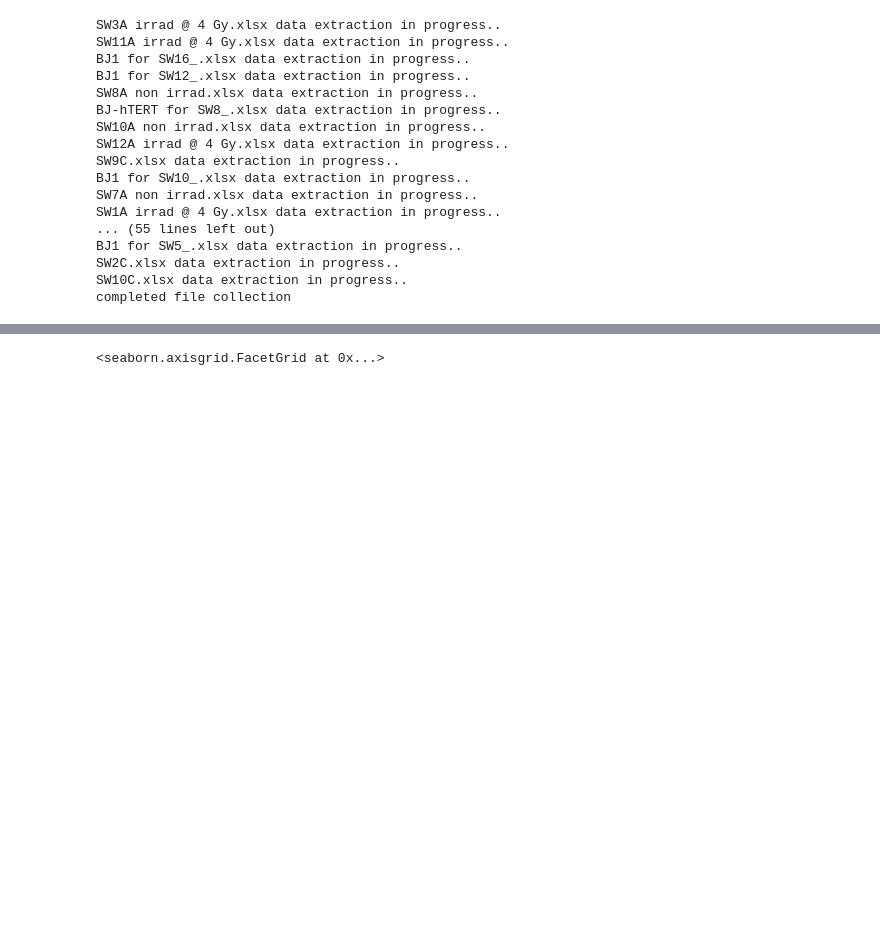
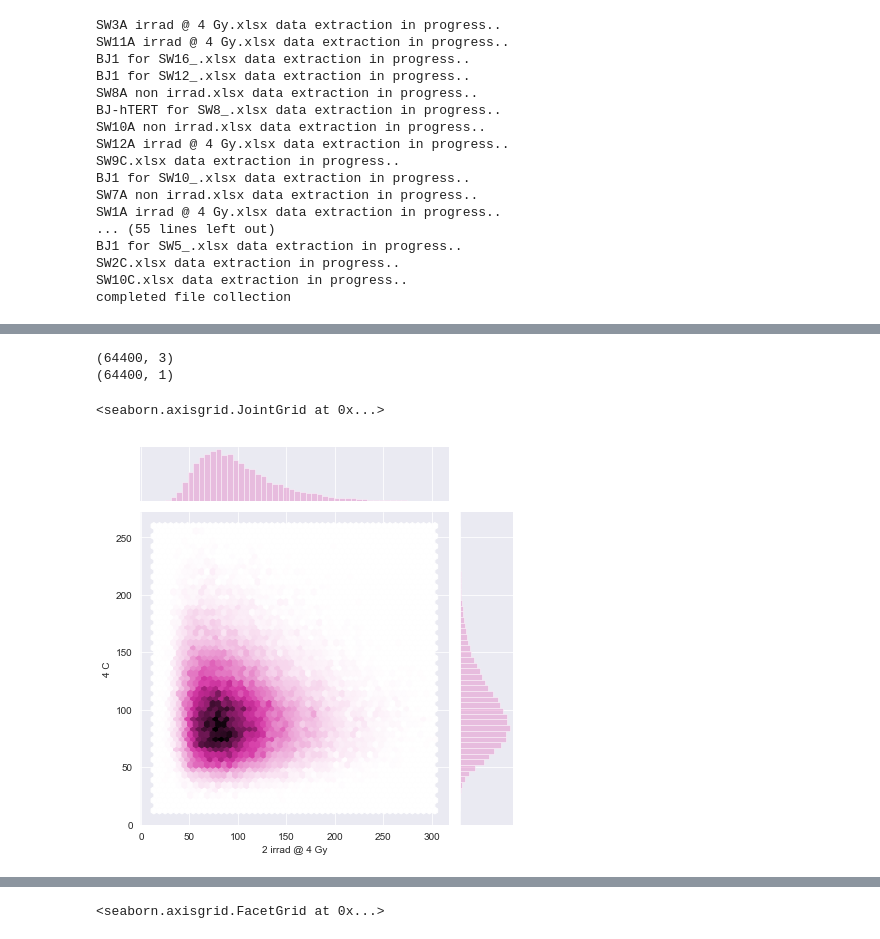
Before and after one commit to Jared-Luxton/radiation-therapy-machine-learning, a Jupyter notebook: RADIATION-SENSITIVITY-telos-chromosomes.ipynb, the cells around one changed output, grey strips where cells are left out. Saved outputs shown, nothing was run; the diff lists cells and outputs as text; code cells hidden in the pictures; blank space fills up the shorter version.

```diff
--- a/RADIATION-SENSITIVITY-telos-chromosomes.ipynb
+++ b/RADIATION-SENSITIVITY-telos-chromosomes.ipynb
@@ -355,0 +235,23 @@ exploded_telos_all_patients_df = (explode_telos_raw
+# %%
+# playing with data.. OBJECTIVES: keras.. jointplots..
+# https://towardsdatascience.com/quantile-regression-from-linear-models-to-trees-to-deep-learning-af3738b527c3
+# https://towardsdatascience.com/normalization-vs-standardization-quantitative-analysis-a91e8a79cebf
+
+X = explode_individ_telos_cols[['1 non irrad', '2 irrad @ 4 Gy', '3 B']].iloc[1:].values.reshape(64400, 3)
+print(X.shape)
+y = explode_individ_telos_cols['4 C'].iloc[1:].values.reshape(-1, 1)
+print(y.shape)
+
+# X = np.log(X)
+# y = np.log(y)
+
+features = pd.DataFrame(X, columns=['1 non irrad', '2 irrad @ 4 Gy', '3 B'])
+target = pd.DataFrame(y, columns=['4 C'])
+
+exploded_telos_4_cols = features.merge(target, left_index=True, right_index=True)
+sns.jointplot(x='2 irrad @ 4 Gy', y='4 C', kind='hex', color='tab:pink', data=exploded_telos_4_cols)
+# %% [output]
+(64400, 3)
+(64400, 1)
+<seaborn.axisgrid.JointGrid at 0x...>
+[figure, added]
```
Also changed, not shown: parts of 44 cells of this notebook, 1 other file.
